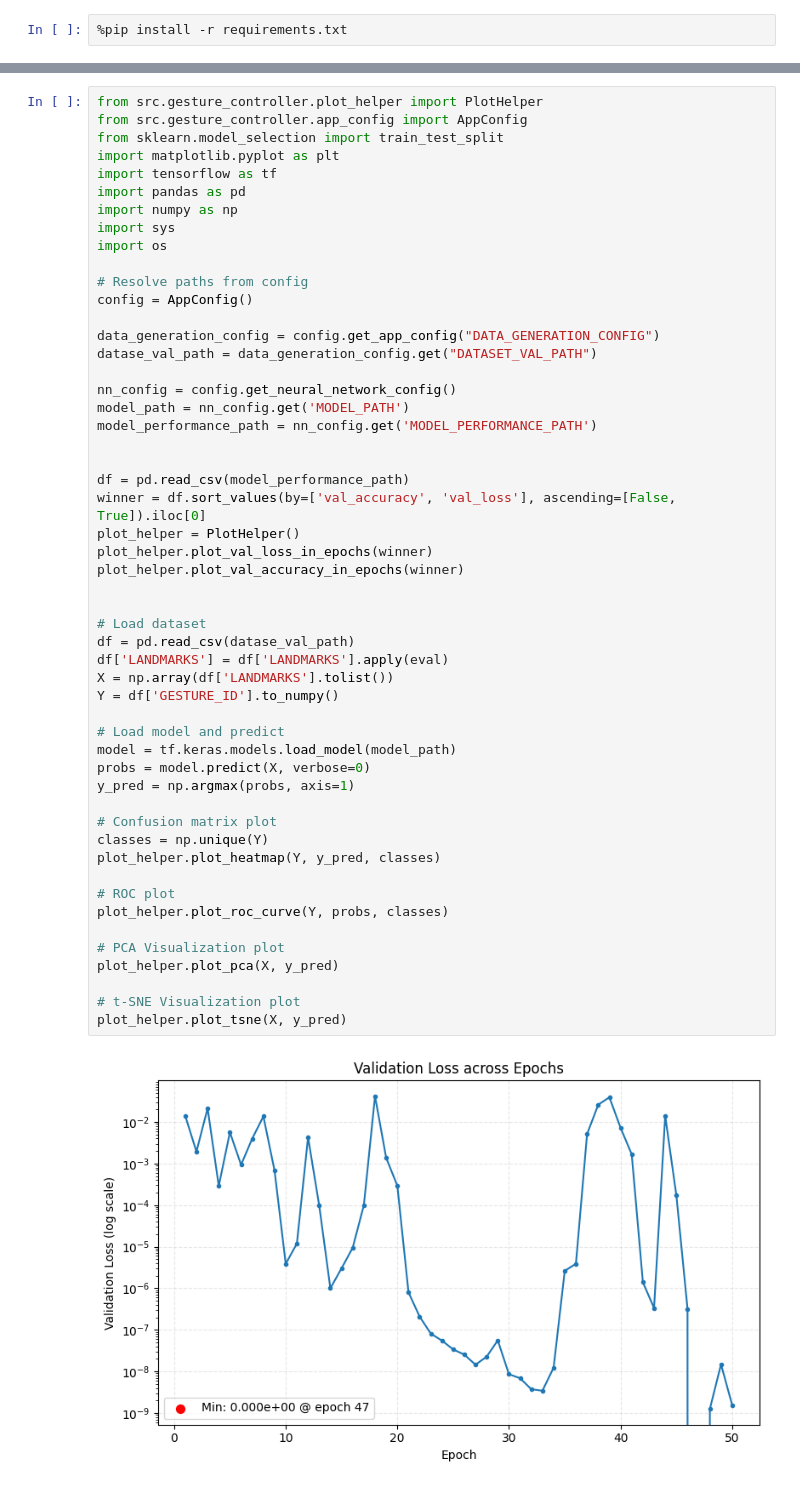
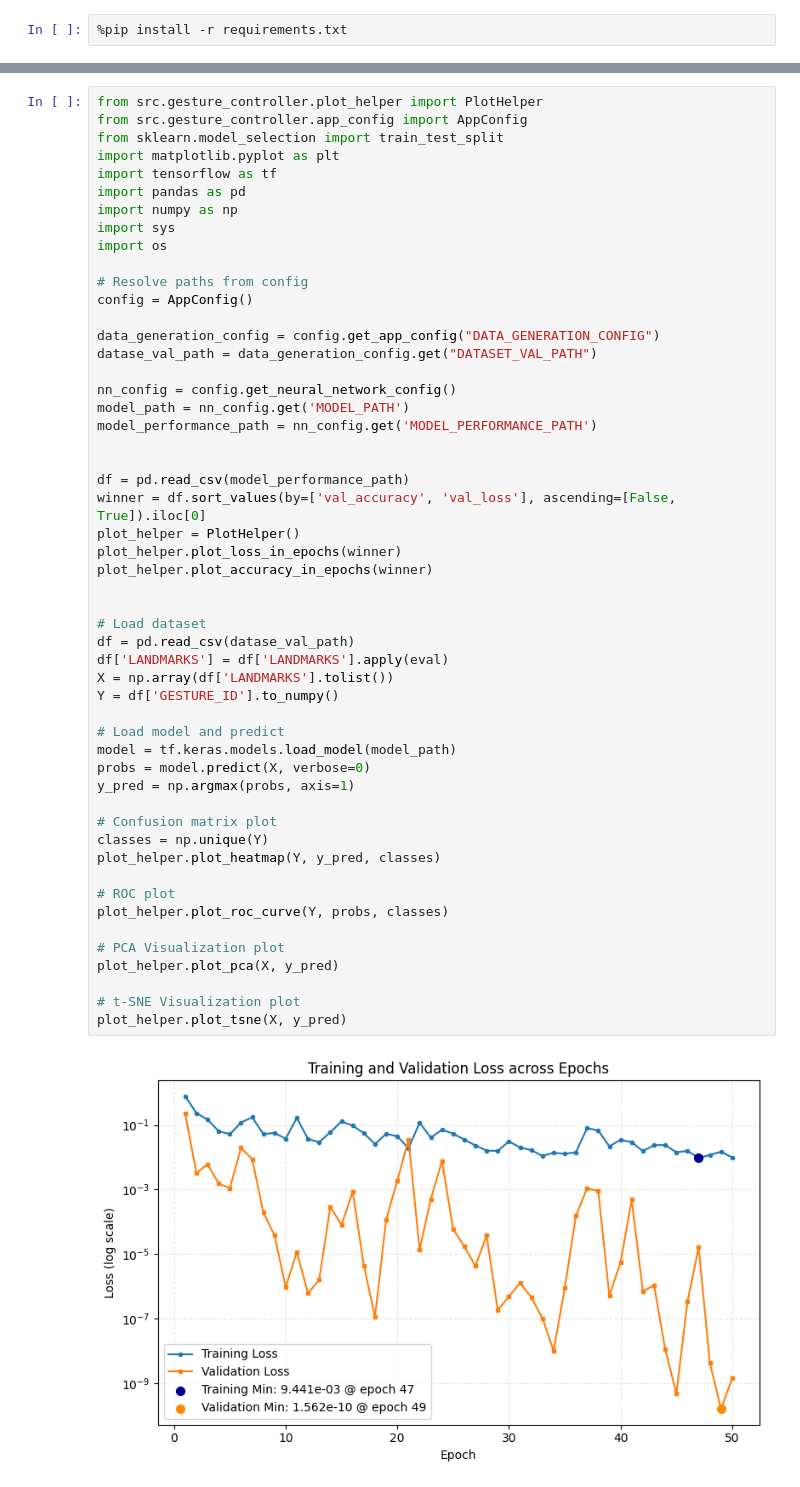
Before and after one commit to danielDiezURV/Neural-network-gesture-classification-in-arcade-games, a Jupyter notebook: neural_network_training.ipynb, the cells around one changed output, grey strips where cells are left out. Saved outputs shown, nothing was run; the diff lists cells and outputs as text.

Commit message:
Add plot data to winner model

```diff
--- a/neural_network_training.ipynb
+++ b/neural_network_training.ipynb
@@ -247,33 +306,33 @@ model_performance_path = nn_config.get('MODEL_PERFORMANCE_PATH')
 
 df = pd.read_csv(model_performance_path)
 winner = df.sort_values(by=['val_accuracy', 'val_loss'], ascending=[False, True]).iloc[0]
 plot_helper = PlotHelper()
-plot_helper.plot_val_loss_in_epochs(winner)
-plot_helper.plot_val_accuracy_in_epochs(winner)
+plot_helper.plot_loss_in_epochs(winner)
+plot_helper.plot_accuracy_in_epochs(winner)
 
 
 # Load dataset
 df = pd.read_csv(datase_val_path)
 df['LANDMARKS'] = df['LANDMARKS'].apply(eval)
 X = np.array(df['LANDMARKS'].tolist())
 Y = df['GESTURE_ID'].to_numpy()
 
 # Load model and predict
 model = tf.keras.models.load_model(model_path)
 probs = model.predict(X, verbose=0)
 y_pred = np.argmax(probs, axis=1)
 
 # Confusion matrix plot
 classes = np.unique(Y)
 plot_helper.plot_heatmap(Y, y_pred, classes)
 
 # ROC plot
 plot_helper.plot_roc_curve(Y, probs, classes)
 
 # PCA Visualization plot
 plot_helper.plot_pca(X, y_pred)
 
 # t-SNE Visualization plot
 plot_helper.plot_tsne(X, y_pred)
 # %% [output]
-[figure, old version]
+[figure, new version]
```
Also changed, not shown: parts of 9 cells of this notebook, 3 other files.
